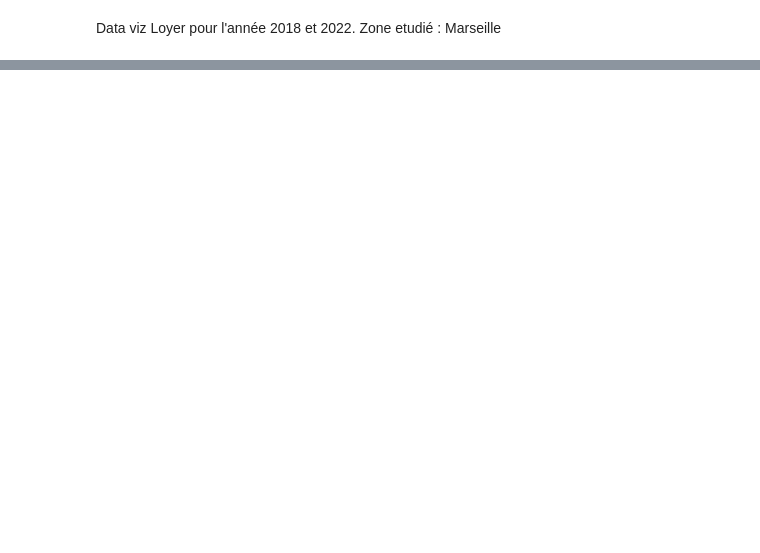
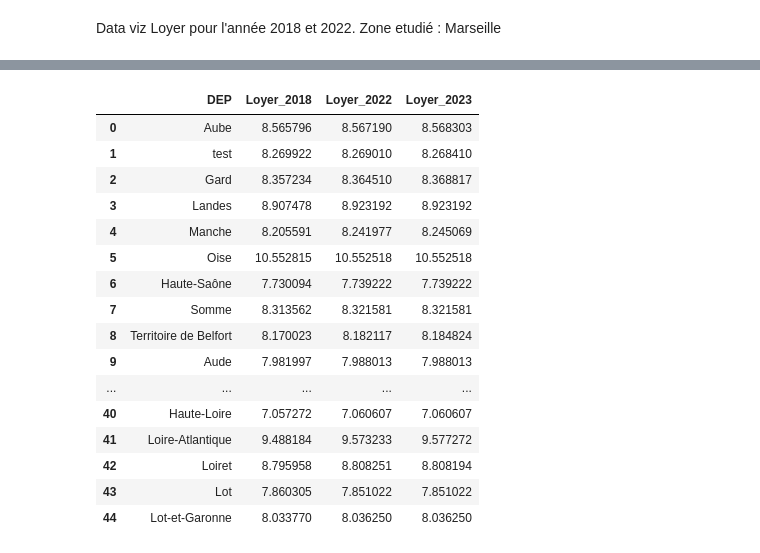
Before and after one commit to ziyadamz2/Projet-investisseur, a Jupyter notebook: Loyer/Loyer_2022.ipynb, the cells around one changed output, grey strips where cells are left out. Drawn from its saved outputs; the diff is of its cells as text; code cells hidden in the pictures; blank space fills up the shorter version.

```diff
--- a/Loyer/Loyer_2022.ipynb
+++ b/Loyer/Loyer_2022.ipynb
@@ -441,0 +464,4 @@ display(df_final[df_final['année_etude']=='2023'].sort_values('LIBGEO',ascendin
+# %%
+df_2023_moy = df_2023.groupby(['DEP'])[['Loyer/m²','Loyer_min/m²','Loyer_max/m²']].mean()
+df_2023_v2 = pd.merge(df_2023[['année_etude','DEP']].drop_duplicates(),df_2023_moy, on='DEP')
+df_2023_v2.sort_values('DEP',ascending=True).head(29)
@@ -441,0 +543,25 @@ display(df_final[df_final['année_etude']=='2023'].sort_values('LIBGEO',ascendin
+# %%
+df_loyer_2018 = df_2018_v2[['DEP', 'Loyer/m²']].rename(columns={'Loyer/m²': 'Loyer_2018'})
+df_loyer_2022 = df_2022_v2[['DEP', 'Loyer/m²']].rename(columns={'Loyer/m²': 'Loyer_2022'})
+df_loyer_2023 = df_2023_v2[['DEP', 'Loyer/m²']].rename(columns={'Loyer/m²': 'Loyer_2023'})
+
+df_combinedbis = df_loyer_2018.merge(df_loyer_2022, on='DEP', how='inner').merge(df_loyer_2023, on='DEP', how='inner')
+df_combinedbis.head(45)
+# %% [output]
+|  | DEP | Loyer_2018 | Loyer_2022 | Loyer_2023 |
+| 0 | Aube | 8.565796 | 8.567190 | 8.568303 |
+| 1 | test | 8.269922 | 8.269010 | 8.268410 |
+| 2 | Gard | 8.357234 | 8.364510 | 8.368817 |
+| 3 | Landes | 8.907478 | 8.923192 | 8.923192 |
+| 4 | Manche | 8.205591 | 8.241977 | 8.245069 |
+| 5 | Oise | 10.552815 | 10.552518 | 10.552518 |
+| 6 | Haute-Saône | 7.730094 | 7.739222 | 7.739222 |
+| 7 | Somme | 8.313562 | 8.321581 | 8.321581 |
+| 8 | Territoire de Belfort | 8.170023 | 8.182117 | 8.184824 |
+| 9 | Aude | 7.981997 | 7.988013 | 7.988013 |
+| ... | ... | ... | ... | ... |
+| 40 | Haute-Loire | 7.057272 | 7.060607 | 7.060607 |
+| 41 | Loire-Atlantique | 9.488184 | 9.573233 | 9.577272 |
+| 42 | Loiret | 8.795958 | 8.808251 | 8.808194 |
+| 43 | Lot | 7.860305 | 7.851022 | 7.851022 |
+| 44 | Lot-et-Garonne | 8.033770 | 8.036250 | 8.036250 |
```
Also changed, not shown: parts of 11 cells of this notebook.
